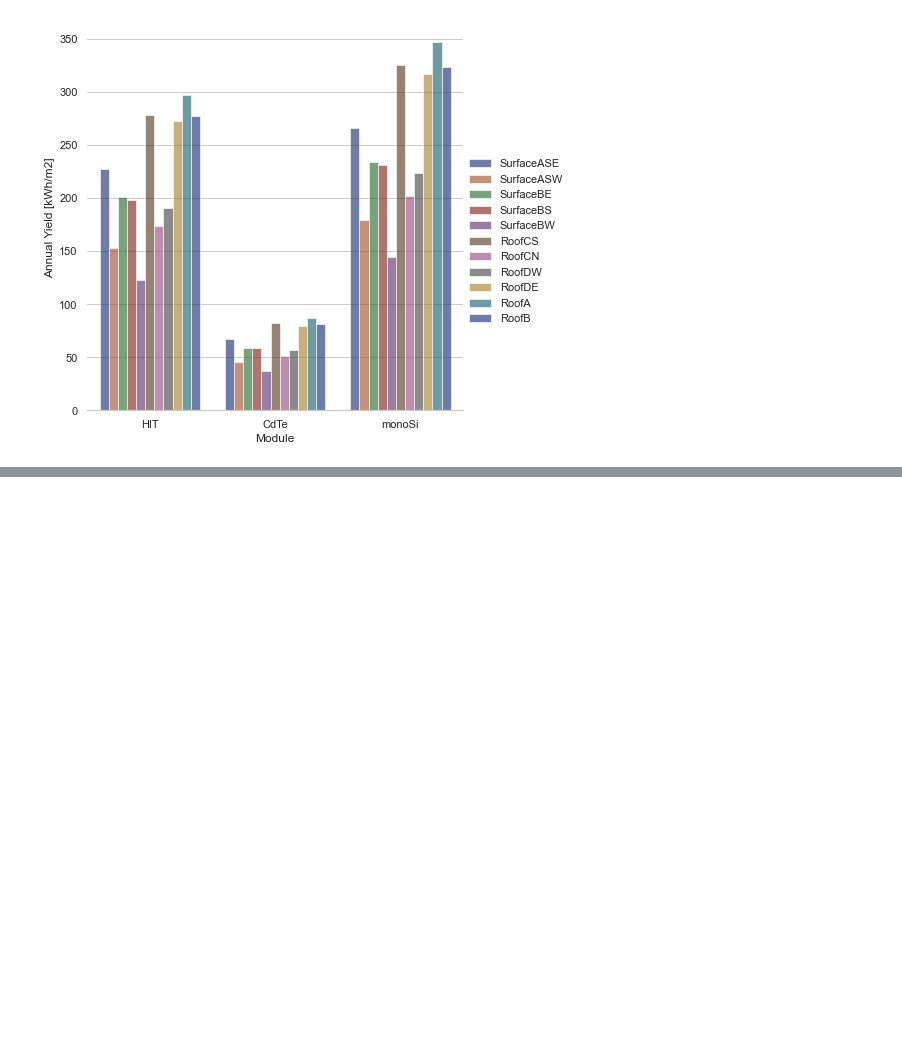
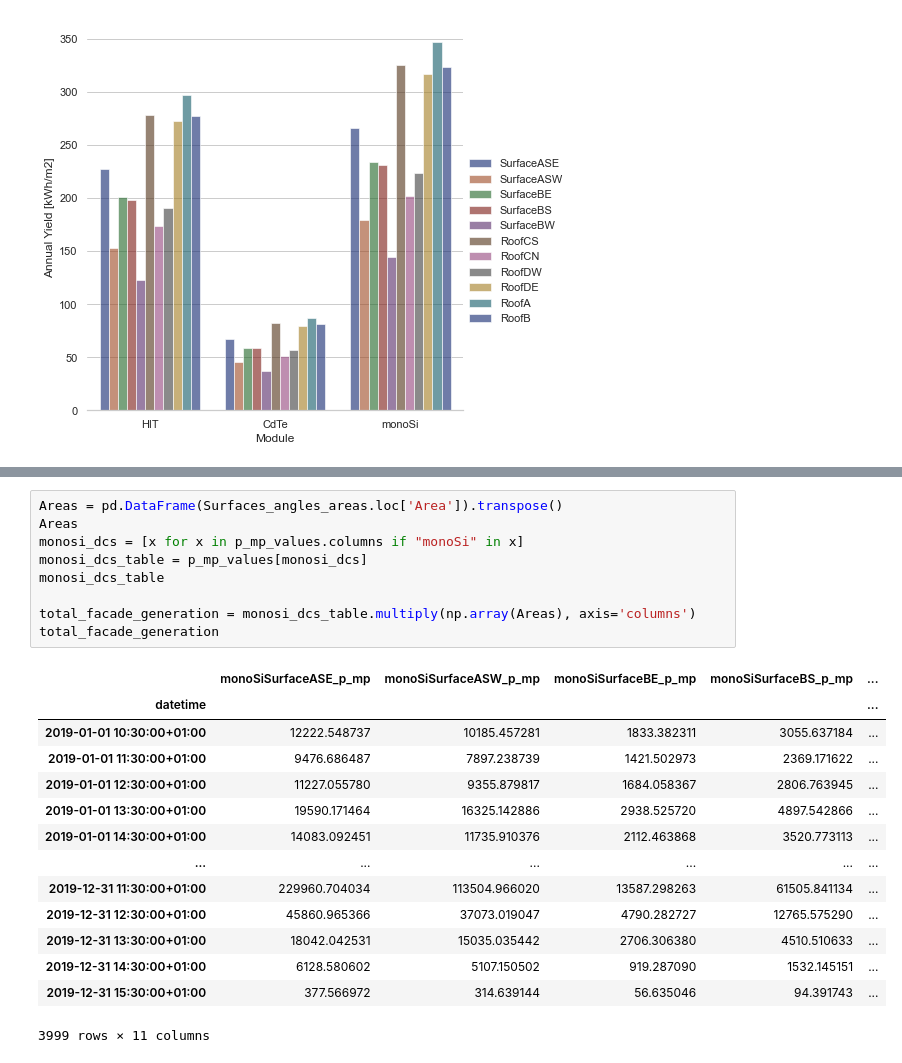
Before and after one commit to ncgarrood/utrechtsmartdistricpartA, a Jupyter notebook: TestingGround.ipynb, the cells around one changed output, grey strips where cells are left out. Cells and saved outputs as stored; diff of their text form; blank space fills up the shorter version.

```diff
--- a/TestingGround.ipynb
+++ b/TestingGround.ipynb
@@ -383,0 +390,24 @@ get_PV_systems_table(BUILDINGS_df_update, Surfaces_Panel_info)
+# %%
+Areas = pd.DataFrame(Surfaces_angles_areas.loc['Area']).transpose()
+Areas
+monosi_dcs = [x for x in p_mp_values.columns if "monoSi" in x]
+monosi_dcs_table = p_mp_values[monosi_dcs]
+monosi_dcs_table
+
+total_facade_generation = monosi_dcs_table.multiply(np.array(Areas), axis='columns')
+total_facade_generation
+# %% [output]
+|  | monoSiSurfaceASE_p_mp | monoSiSurfaceASW_p_mp | monoSiSurfaceBE_p_mp | monoSiSurfaceBS_p_mp | ... |
+| datetime |  |  |  |  | ... |
+| 2019-01-01 10:30:00+01:00 | 12222.548737 | 10185.457281 | 1833.382311 | 3055.637184 | ... |
+| 2019-01-01 11:30:00+01:00 | 9476.686487 | 7897.238739 | 1421.502973 | 2369.171622 | ... |
+| 2019-01-01 12:30:00+01:00 | 11227.055780 | 9355.879817 | 1684.058367 | 2806.763945 | ... |
+| 2019-01-01 13:30:00+01:00 | 19590.171464 | 16325.142886 | 2938.525720 | 4897.542866 | ... |
+| 2019-01-01 14:30:00+01:00 | 14083.092451 | 11735.910376 | 2112.463868 | 3520.773113 | ... |
+| ... | ... | ... | ... | ... | ... |
+| 2019-12-31 11:30:00+01:00 | 229960.704034 | 113504.966020 | 13587.298263 | 61505.841134 | ... |
+| 2019-12-31 12:30:00+01:00 | 45860.965366 | 37073.019047 | 4790.282727 | 12765.575290 | ... |
+| 2019-12-31 13:30:00+01:00 | 18042.042531 | 15035.035442 | 2706.306380 | 4510.510633 | ... |
+| 2019-12-31 14:30:00+01:00 | 6128.580602 | 5107.150502 | 919.287090 | 1532.145151 | ... |
+| 2019-12-31 15:30:00+01:00 | 377.566972 | 314.639144 | 56.635046 | 94.391743 | ... |
+3999 rows × 11 columns
```
Also changed, not shown: parts of 10 cells of this notebook.
